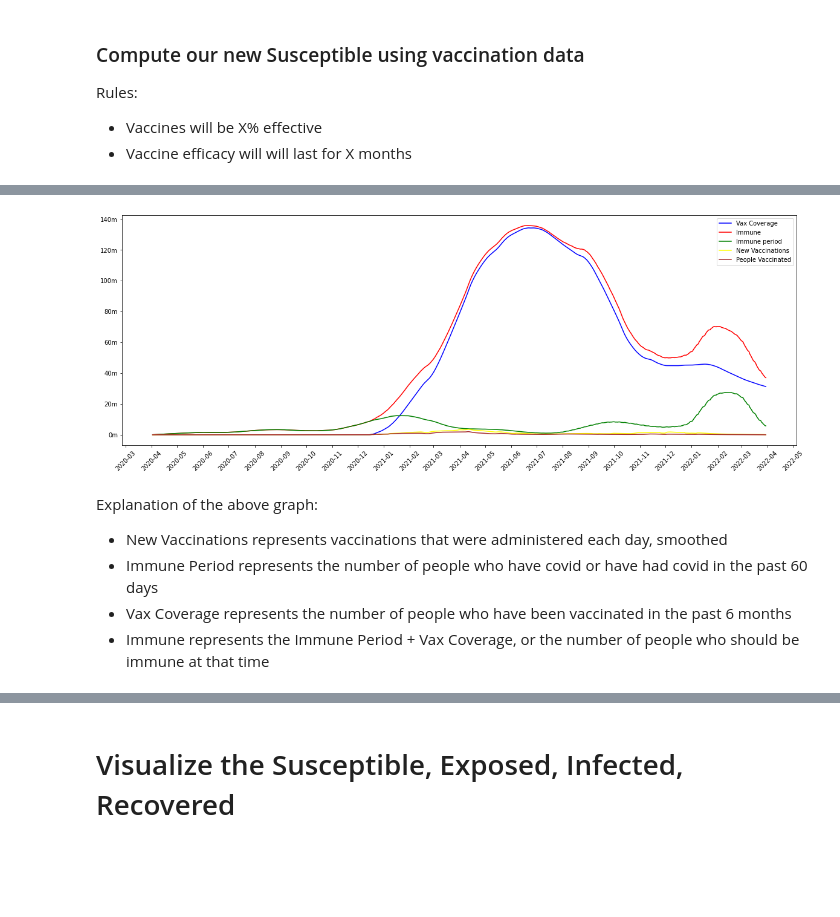
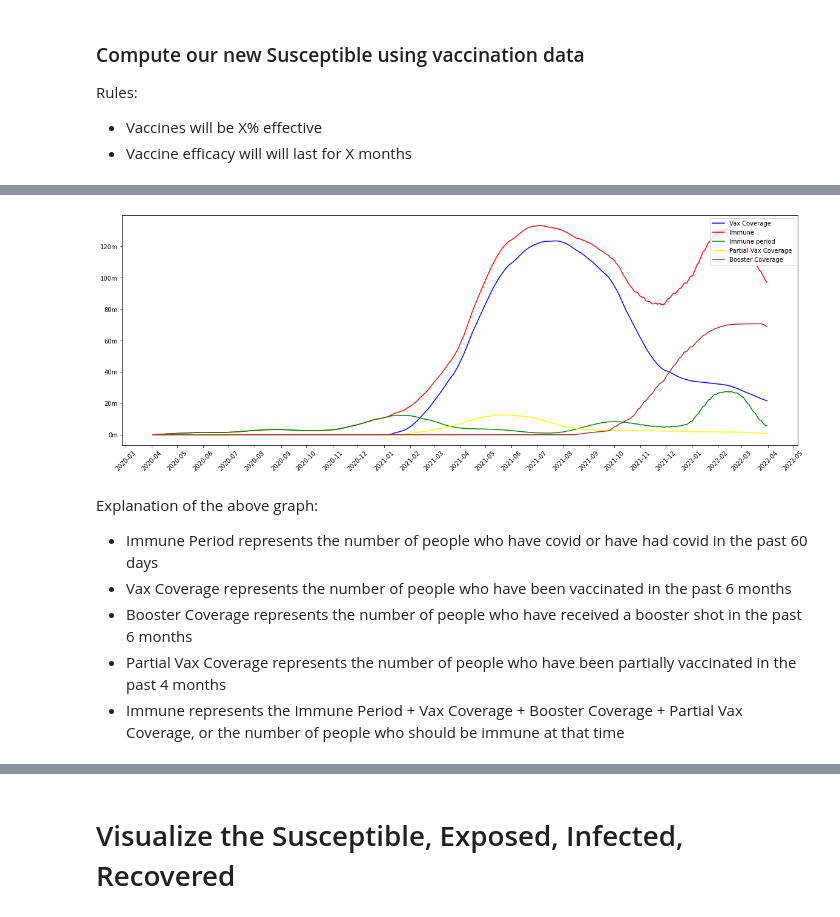
Before and after one commit to blarson007/covid, a Jupyter notebook: SIR Model - Fit to Covid Data.ipynb, the cells around one changed output, grey strips where cells are left out. Drawn from its saved outputs; the diff is of its cells as text; code cells hidden in the pictures; blank space fills up the shorter version.

Commit message:
Incorporate vaccines, boosters, partial vaccination
Use vaccine data, booster data, and derive partial vaccination data to build a more realistic susceptible population in the SIR model.

```diff
--- a/SIR Model - Fit to Covid Data.ipynb
+++ b/SIR Model - Fit to Covid Data.ipynb
@@ -154,0 +163,8 @@ vaccine_df = us_owd[[
+# %%
+# Still have a gap - partially vaccinated individuals
+# Per https://ourworldindata.org/covid-vaccinations, at this time 77% of United States population
+# has been vaccinated: 66% fully vaccinated, and 10% partially vaccinated
+# We will compute the difference as a proportion of fully vaccinated, then apply this difference evenly across
+# all instances of full vaccinations in the data set
+prop_partial_vax = ((total_pop * .77) - (total_pop * .66)) / (total_pop * .77)
+prop_partial_vax
@@ -154,0 +173,3 @@ vaccine_df = us_owd[[
+# %%
+vaccine_df['people_partially_vaccinated'] = vaccine_df.new_people_fully_vaccinated * prop_partial_vax
+vaccine_df['people_partially_vaccinated_smoothed'] = vaccine_df.people_partially_vaccinated.rolling(7, min_periods=1).mean()
@@ -157,10 +207,3 @@ vaccine_df = us_owd[[
 merge_df = pd.merge(df, vaccine_df, how='left', left_on='date', right_on='date')
 # %%
 merge_df = merge_df.apply(lambda x: x.fillna(0) if x.dtype.kind in 'biufc' else x.fillna(''))
-# %%
-# compute Susceptible population
-vax_effectiveness = .75 # 75% effectiveness
-vax_duration = 182 # lasts for 6 months
-
-merge_df['vax_coverage'] = vax_effectiveness * merge_df.new_people_vaccinated_smoothed.rolling(vax_duration, min_periods=1).sum()
-merge_df['immune'] = merge_df.vax_coverage + merge_df.immune_period
@@ -170,0 +210,17 @@ def millions(x, pos):
+# %%
+# compute Susceptible population
+vax_effectiveness = .75 # 75% effectiveness
+vax_duration = 182 # lasts for 6 months
+booster_duration = 182 # also lasts for 6 months
+partial_vax_duration = 90 # Partially vaccinated last for 3 months
+
+# Multiply the vaccine effectiveness by the number of vaccinated individuals over a rolling 6 month window
+merge_df['vax_coverage'] = vax_effectiveness * merge_df.new_people_fully_vaccinated_smoothed.rolling(vax_duration, min_periods=1).sum()
+
+# Multiply the vaccine effectiveness by the number of boosted individuals over a rolling 6 month window
+merge_df['booster_coverage'] = vax_effectiveness * merge_df.new_boosters.rolling(booster_duration, min_periods=1).sum()
+
+merge_df['partial_coverage'] = vax_effectiveness * merge_df.people_partially_vaccinated.rolling(partial_vax_duration, min_periods=1).sum()
+
+# Immune is defined by those who are covered by vaccines, added to the number of currently or recently infected
+merge_df['immune'] = merge_df.vax_coverage + merge_df.partial_coverage + merge_df.booster_coverage + merge_df.immune_period
@@ -171,33 +233,34 @@ def millions(x, pos):
 # %%
 fig, ax = plt.subplots(figsize=(20,7))
 
 # Plot the dates on the x axis and the percentage of people vaccinated on the y axis
 ax.plot(merge_df.date, merge_df.vax_coverage, color='blue', label='Vax Coverage')
 ax.plot(merge_df.date, merge_df.immune, color='red', label='Immune')
 ax.plot(merge_df.date, merge_df.immune_period, color='green', label='Immune period')
-ax.plot(merge_df.date, merge_df.new_vaccinations_smoothed, color='yellow', label='New Vaccinations')
-ax.plot(merge_df.date, merge_df.new_people_vaccinated_smoothed, color='brown', label='People Vaccinated')
+ax.plot(merge_df.date, merge_df.partial_coverage, color='yellow', label='Partial Vax Coverage')
+ax.plot(merge_df.date, merge_df.booster_coverage, color='brown', label='Booster Coverage')
 
 # Format the dates on the x axis
 ax.xaxis.set_major_locator(mdates.MonthLocator())
 ax.xaxis.set_major_formatter(mdates.DateFormatter('%Y-%m'))
 ax.xaxis.set_minor_locator(mdates.MonthLocator())
 ax.tick_params(axis='x', rotation=45)
 
 # Format the y axis in millions
 millionsFormatter = FuncFormatter(millions)
 ax.yaxis.set_major_formatter(millionsFormatter)
 ax.yaxis.set_minor_formatter(NullFormatter())
 
 fig.legend(loc="upper right", bbox_to_anchor=(1,1), bbox_transform=ax.transAxes)
 plt.show()
 # %% [output]
-[figure, old version]
+[figure, new version]
 # %% [markdown]
 Explanation of the above graph:
-* New Vaccinations represents vaccinations that were administered each day, smoothed
 * Immune Period represents the number of people who have covid or have had covid in the past 60 days
 * Vax Coverage represents the number of people who have been vaccinated in the past 6 months
-* Immune represents the Immune Period + Vax Coverage, or the number of people who should be immune at that time
+* Booster Coverage represents the number of people who have received a booster shot in the past 6 months
+* Partial Vax Coverage represents the number of people who have been partially vaccinated in the past 4 months
+* Immune represents the Immune Period + Vax Coverage + Booster Coverage + Partial Vax Coverage, or the number of people who should be immune at that time
 # %%
 def get_prob_contact_spread(cases_avg, next_cases_avg, immune=0):
```
Also changed, not shown: parts of 17 cells of this notebook.
